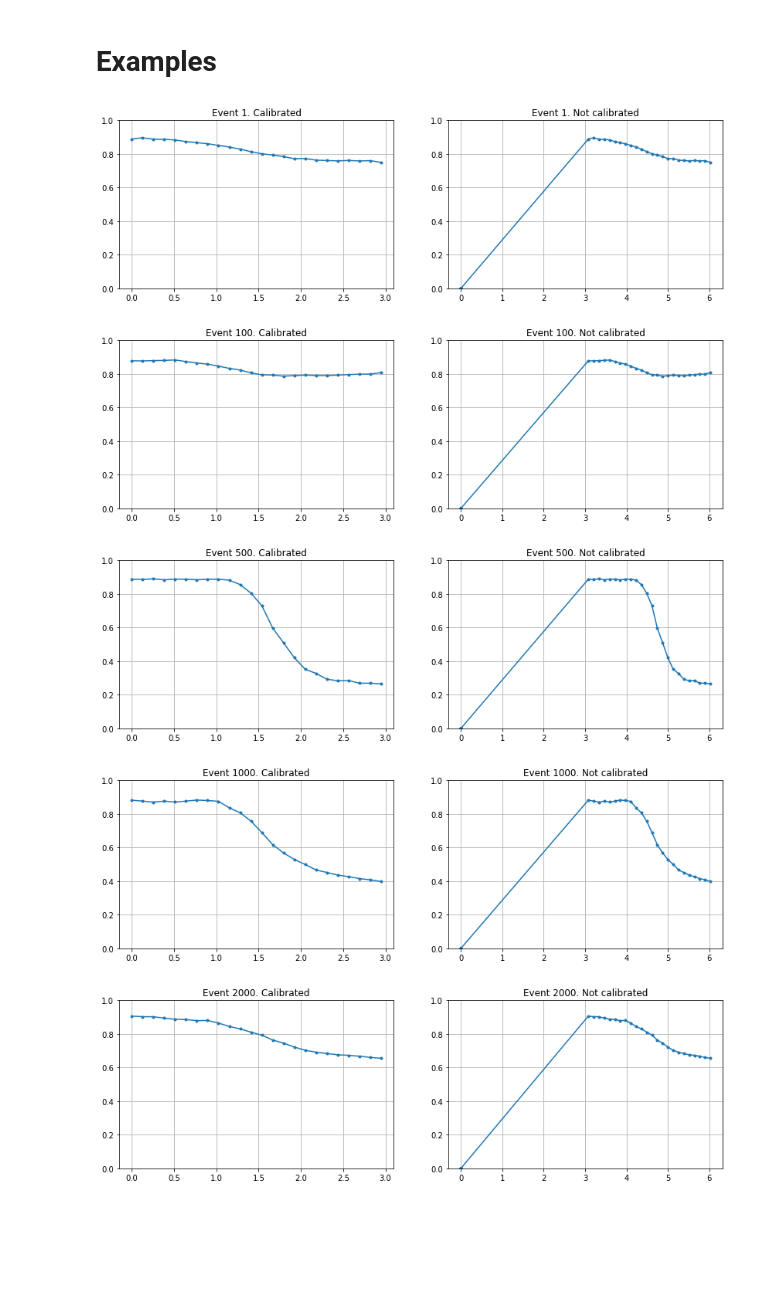
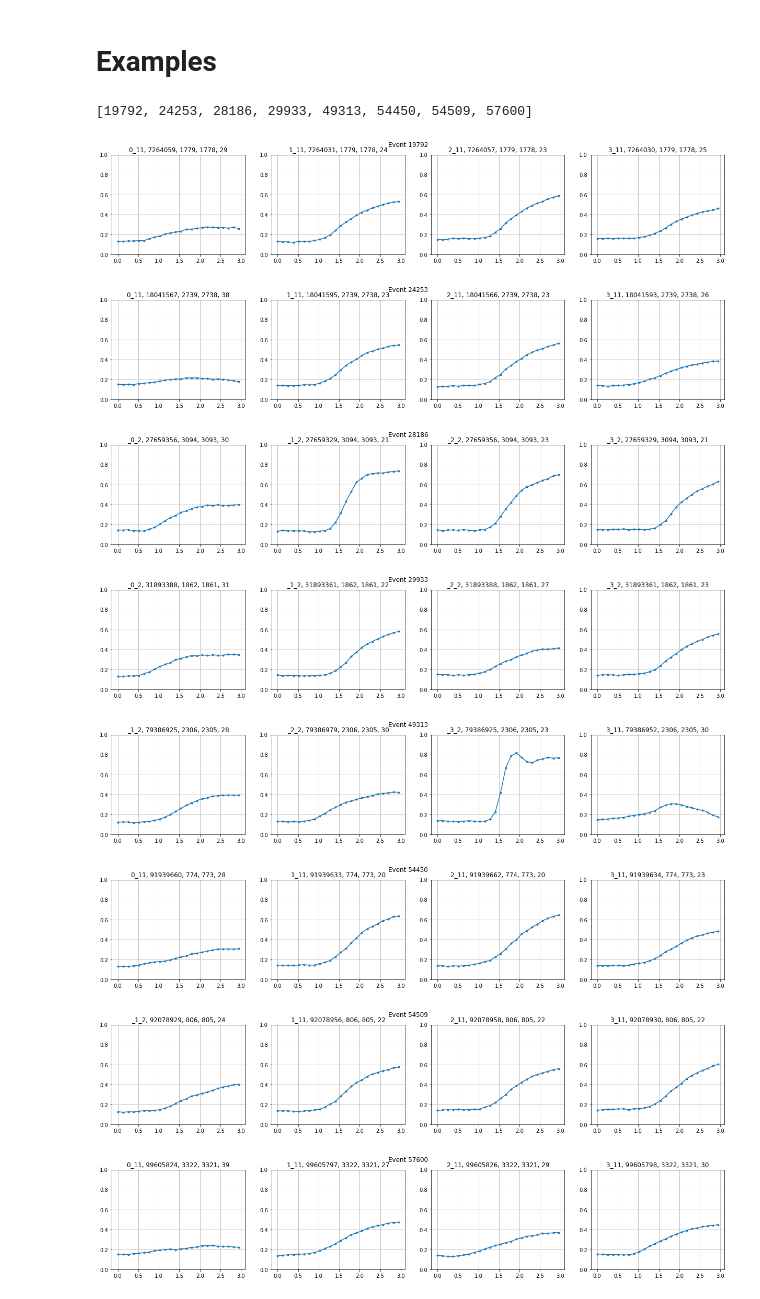
Before and after one commit to MatiXOfficial/pps-timing-ml, a Jupyter notebook: first_tests.ipynb, the cells around one changed output. Cells and saved outputs as stored; diff of their text form; code cells hidden in the pictures; blank space fills up the shorter version.

Commit message:
Improved visualisation

```diff
--- a/first_tests.ipynb
+++ b/first_tests.ipynb
@@ -65,0 +92,9 @@ dataset_cal.shape, dataset_noncal.shape
+# %%
+dataset = {}
+
+for event in sorted_events:
+    event_int = int(event[:-2])
+    dataset[event_int] = {}
+    event_data = file_raw[DATA_DIR][event]
+    for det_name, det_data in event_data.items(recursive=False):
+        dataset[event_int][det_name] = WaveformData.from_det_data(det_data)
@@ -65,0 +105,6 @@ dataset_cal.shape, dataset_noncal.shape
+# %%
+plane_hits = defaultdict(int)
+for key, val in dataset.items():
+    plane_hits[len(val)] += 1
+
+plane_hits
@@ -66,25 +114,36 @@ dataset_cal.shape, dataset_noncal.shape
 # %% [markdown]
 # Examples
+# %%
+events_to_view = []
+for key, val in dataset.items():
+    if len(val) == 4:
+        events_to_view.append(key)
+    if len(events_to_view) == 8:
+        break
+
+events_to_view
+# %% [output]
+[19792, 24253, 28186, 29933, 49313, 54450, 54509, 57600]
 # %%
-for i in [1, 100, 500, 1000, 2000]:
-    plt.figure(figsize=(14, 4))
+for event in events_to_view:
+    plt.figure(figsize=(21, 3.5))
 
-    plt.subplot(1, 2, 1)
-    plt.plot(dataset_cal[i, 0], dataset_cal[i, 1], marker='.')
-    plt.title(f'Event {i}. Calibrated')
-    plt.ylim(0, 1)
-    plt.grid()
+    for i, (det, wd) in enumerate(dataset[event].items()):
+        plt.subplot(1, 4, i + 1)
+        plt.plot(wd.series[0], -wd.series[1] + 1, marker='.')
+        plt.title(f'{det[-6:-2]}, {wd.fpga_timestamp}, {wd.timestampA}, {wd.timestampB}, {wd.cell_info}')
+        plt.ylim(0, 1)
+        plt.grid()
 
-    plt.subplot(1, 2, 2)
-    plt.plot(dataset_noncal[i, 0], dataset_noncal[i, 1], marker='.')
-    plt.title(f'Event {i}. Not calibrated')
-    plt.ylim(0, 1)
-    plt.grid()
+    plt.suptitle(f'Event {event}')
 
     plt.show()
 # %% [output]
-[figure, old version]
+[figure, new version]
-[figure, old version]
+[figure, new version]
-[figure, old version]
+[figure, new version]
-[figure, old version]
+[figure, new version]
-[figure, old version]
+[figure, new version]
+[figure, added]
+[figure, added]
+[figure, added]
```
Also changed, not shown: parts of 10 cells of this notebook.
